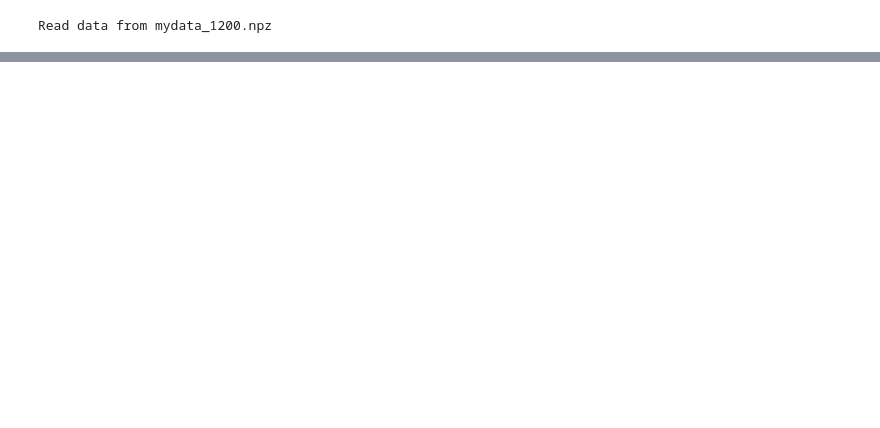
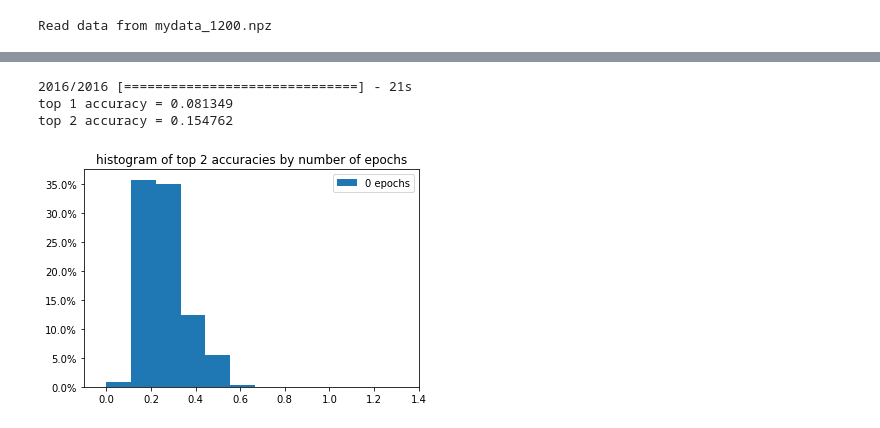
Before and after one commit to vuhonganh/transfer_learning, a Jupyter notebook: test_models.ipynb, the cells around one changed output, grey strips where cells are left out. Drawn from its saved outputs; the diff is of its cells as text; code cells hidden in the pictures; blank space fills up the shorter version.

Commit message:
update plot histogram

```diff
--- a/test_models.ipynb
+++ b/test_models.ipynb
@@ -17,3 +11,5 @@ added fc-128, dropout keep prob 0.500000, l2 reg 0.005000
 x_train, y_train, x_val, y_val, x_test, y_test = get_data_arr()
 # %% [output]
 Read data from mydata_1200.npz
+# %%
+m128 = TransferModel("resnet", [128])
@@ -19,0 +30,3 @@ Read data from mydata_1200.npz
+# %%
+m128.fit(x_train, y_train, x_val, y_val, bs=144)
+m128.evaluate(x_test, y_test)
@@ -39,0 +82,10 @@ top 4 accuracy = 0.666667
+# %%
+m128.evaluate(x_val, y_val)
+# %% [output]
+2016/2016 [==============================] - 21s
+top 1 accuracy = 0.081349
+top 2 accuracy = 0.154762
+# %%
+m128.plot_histograms()
+# %% [output]
+[figure, added]
```
Also changed, not shown: parts of 14 cells of this notebook, 1 other file.
